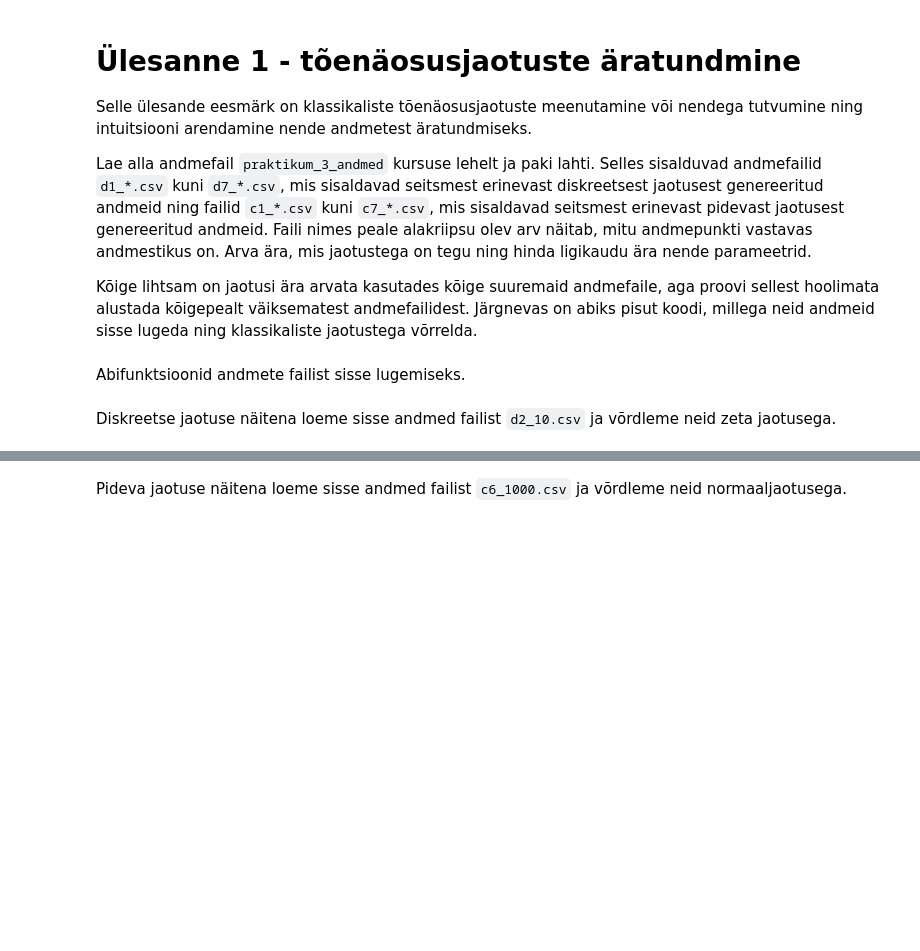
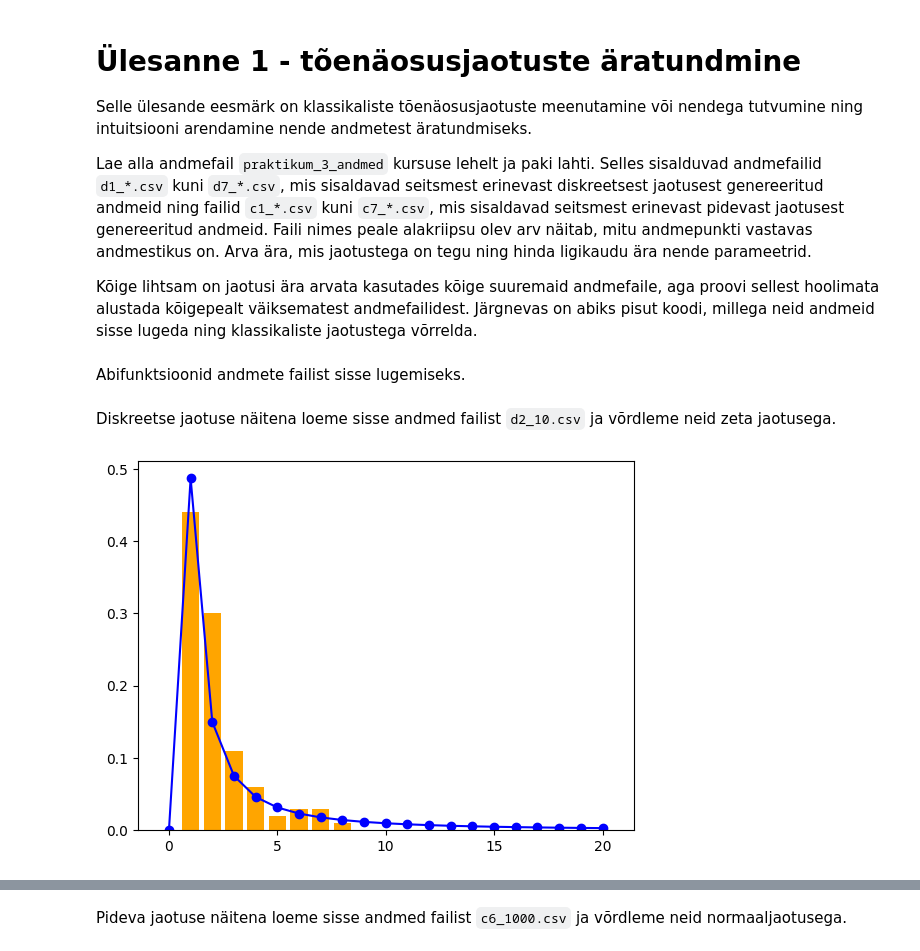
Before and after one commit to saskia002/andmeteaduse-meetodid, a Jupyter notebook: praktikumid/3/ATM2025_praktikum_3_jaotused.ipynb, the cells around one changed output, grey strips where cells are left out. Cells and saved outputs as stored; diff of their text form; code cells hidden in the pictures; blank space fills up the shorter version.

```diff
--- a/praktikumid/3/ATM2025_praktikum_3_jaotused.ipynb
+++ b/praktikumid/3/ATM2025_praktikum_3_jaotused.ipynb
@@ -78,6 +78,8 @@ def cont(i,s):
 # %% [markdown]
 Diskreetse jaotuse näitena loeme sisse andmed failist `d2_10.csv` ja võrdleme neid zeta jaotusega.
 # %%
-andmed = discrete(2, 10)
+andmed = discrete(2, 100)
 jaotus = zipf(a=1.7)
 võrdlev_joonis_diskreetne(andmed, jaotus)
+# %% [output]
+[figure, added]
```
Also changed, not shown: parts of 3 cells of this notebook.
